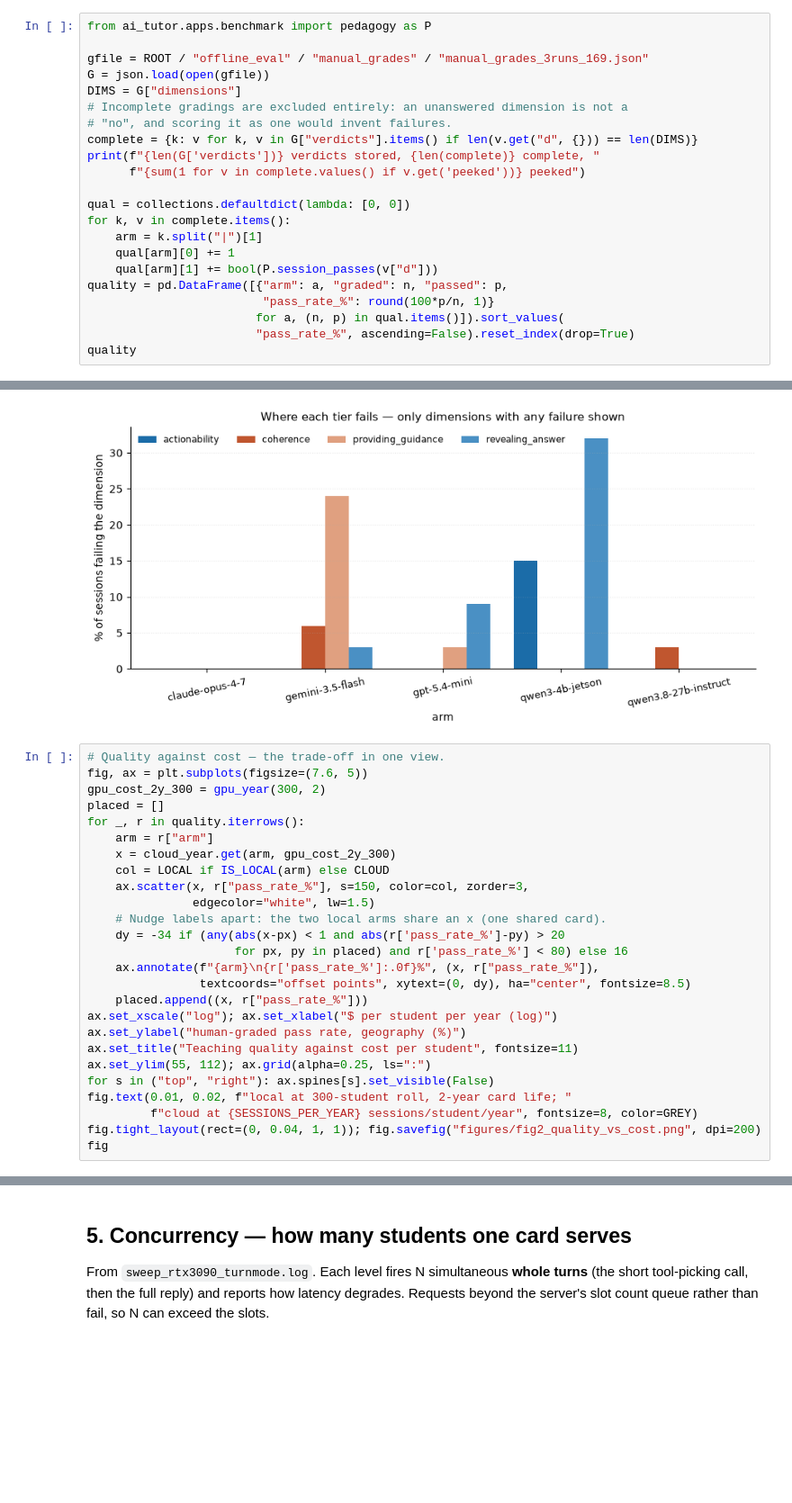
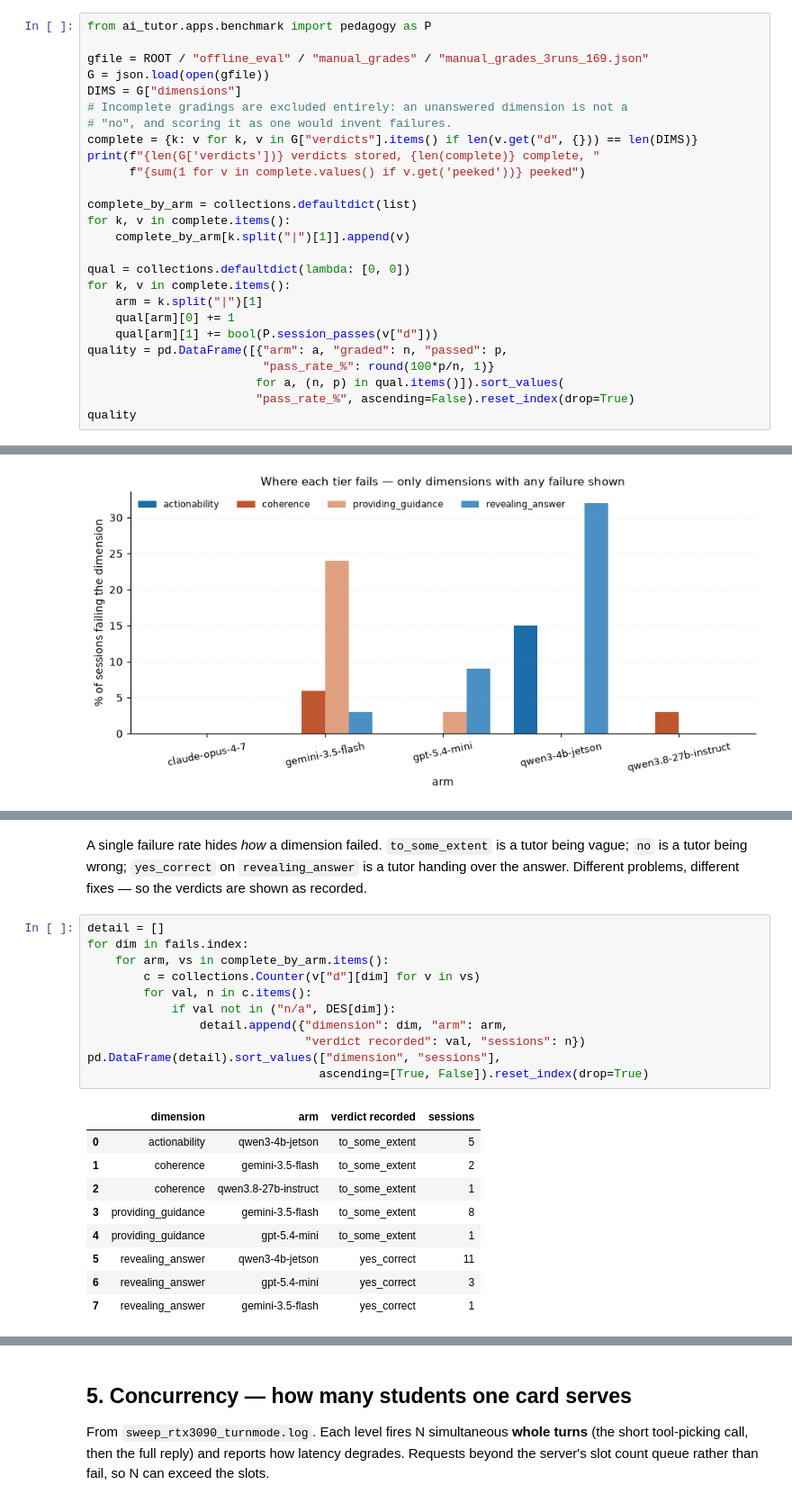
Before and after one commit to eai6/ai-tutor, a Jupyter notebook: offline_eval/ANALYSIS.ipynb, the cells around one changed output, grey strips where cells are left out. Shown at 90% size. Drawn from its saved outputs; the diff is of its cells as text; blank space fills up the shorter version.

```diff
--- a/offline_eval/ANALYSIS.ipynb
+++ b/offline_eval/ANALYSIS.ipynb
@@ -375,6 +281,10 @@ complete = {k: v for k, v in G["verdicts"].items() if len(v.get("d", {})) == len
 print(f"{len(G['verdicts'])} verdicts stored, {len(complete)} complete, "
       f"{sum(1 for v in complete.values() if v.get('peeked'))} peeked")
 
+complete_by_arm = collections.defaultdict(list)
+for k, v in complete.items():
+    complete_by_arm[k.split("|")[1]].append(v)
+
 qual = collections.defaultdict(lambda: [0, 0])
 for k, v in complete.items():
     arm = k.split("|")[1]
@@ -429,29 +339,3 @@ plt.savefig("figures/fig4_dimensions.png", dpi=200); plt.gcf()
 # %% [output]
 [figure]
 [figure]
-# %%
-# Quality against cost — the trade-off in one view.
-fig, ax = plt.subplots(figsize=(7.6, 5))
-gpu_cost_2y_300 = gpu_year(300, 2)
-placed = []
-for _, r in quality.iterrows():
-    arm = r["arm"]
-    x = cloud_year.get(arm, gpu_cost_2y_300)
-    col = LOCAL if IS_LOCAL(arm) else CLOUD
-    ax.scatter(x, r["pass_rate_%"], s=150, color=col, zorder=3,
-               edgecolor="white", lw=1.5)
-    # Nudge labels apart: the two local arms share an x (one shared card).
-    dy = -34 if (any(abs(x-px) < 1 and abs(r['pass_rate_%']-py) > 20
-                     for px, py in placed) and r['pass_rate_%'] < 80) else 16
-    ax.annotate(f"{arm}\n{r['pass_rate_%']:.0f}%", (x, r["pass_rate_%"]),
-                textcoords="offset points", xytext=(0, dy), ha="center", fontsize=8.5)
-    placed.append((x, r["pass_rate_%"]))
-ax.set_xscale("log"); ax.set_xlabel("$ per student per year (log)")
-ax.set_ylabel("human-graded pass rate, geography (%)")
-ax.set_title("Teaching quality against cost per student", fontsize=11)
-ax.set_ylim(55, 112); ax.grid(alpha=0.25, ls=":")
-for s in ("top", "right"): ax.spines[s].set_visible(False)
-fig.text(0.01, 0.02, f"local at 300-student roll, 2-year card life; "
-         f"cloud at {SESSIONS_PER_YEAR} sessions/student/year", fontsize=8, color=GREY)
-fig.tight_layout(rect=(0, 0.04, 1, 1)); fig.savefig("figures/fig2_quality_vs_cost.png", dpi=200)
-fig
@@ -460,0 +342,26 @@ fig
+# %% [markdown]
+A single failure rate hides *how* a dimension failed. `to_some_extent` is a
+tutor being vague; `no` is a tutor being wrong; `yes_correct` on
+`revealing_answer` is a tutor handing over the answer. Different problems,
+different fixes — so the verdicts are shown as recorded.
+# %%
+detail = []
+for dim in fails.index:
+    for arm, vs in complete_by_arm.items():
+        c = collections.Counter(v["d"][dim] for v in vs)
+        for val, n in c.items():
+            if val not in ("n/a", DES[dim]):
+                detail.append({"dimension": dim, "arm": arm,
+                               "verdict recorded": val, "sessions": n})
+pd.DataFrame(detail).sort_values(["dimension", "sessions"],
+                                 ascending=[True, False]).reset_index(drop=True)
+# %% [output]
+|  | dimension | arm | verdict recorded | sessions |
+| 0 | actionability | qwen3-4b-jetson | to_some_extent | 5 |
+| 1 | coherence | gemini-3.5-flash | to_some_extent | 2 |
+| 2 | coherence | qwen3.8-27b-instruct | to_some_extent | 1 |
+| 3 | providing_guidance | gemini-3.5-flash | to_some_extent | 8 |
+| 4 | providing_guidance | gpt-5.4-mini | to_some_extent | 1 |
+| 5 | revealing_answer | qwen3-4b-jetson | yes_correct | 11 |
+| 6 | revealing_answer | gpt-5.4-mini | yes_correct | 3 |
+| 7 | revealing_answer | gemini-3.5-flash | yes_correct | 1 |
```
Also changed, not shown: parts of 11 cells of this notebook, 7 other files.
